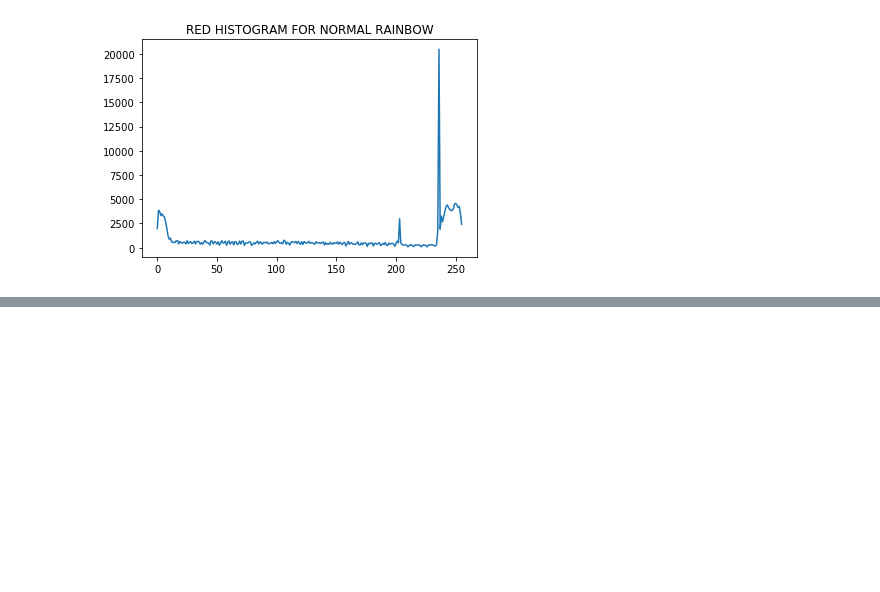
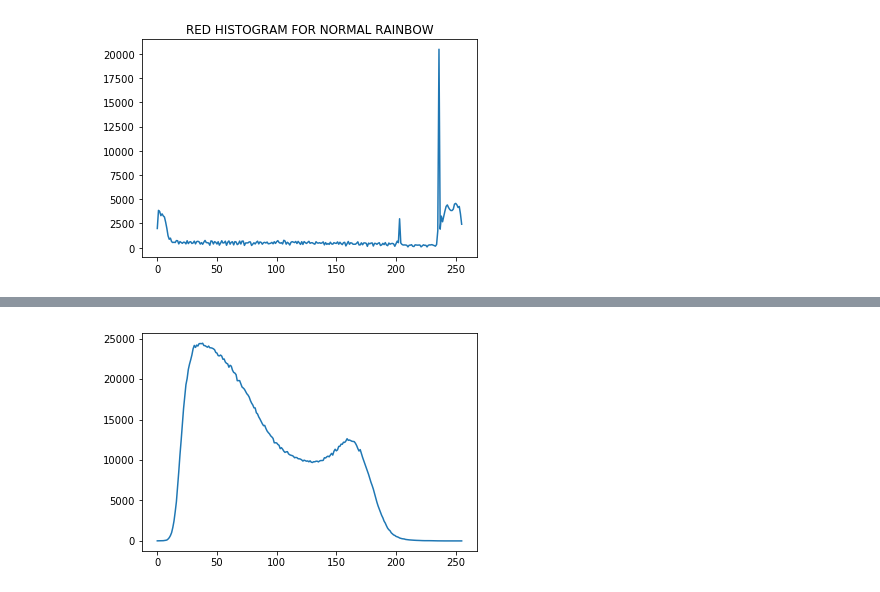
Before and after one commit to Dancan1998/Computer-Vision-Basics, a Jupyter notebook: Histograms.ipynb, the cells around one changed output, grey strips where cells are left out. Cells and saved outputs as stored; diff of their text form; code cells hidden in the pictures; blank space fills up the shorter version.

```diff
--- a/Histograms.ipynb
+++ b/Histograms.ipynb
@@ -90,0 +104,4 @@ plt.title('RED HISTOGRAM FOR NORMAL RAINBOW');
+# %%
+plt.plot(hist_values);
+# %% [output]
+[figure, added]
```
Also changed, not shown: parts of 15 cells of this notebook.
